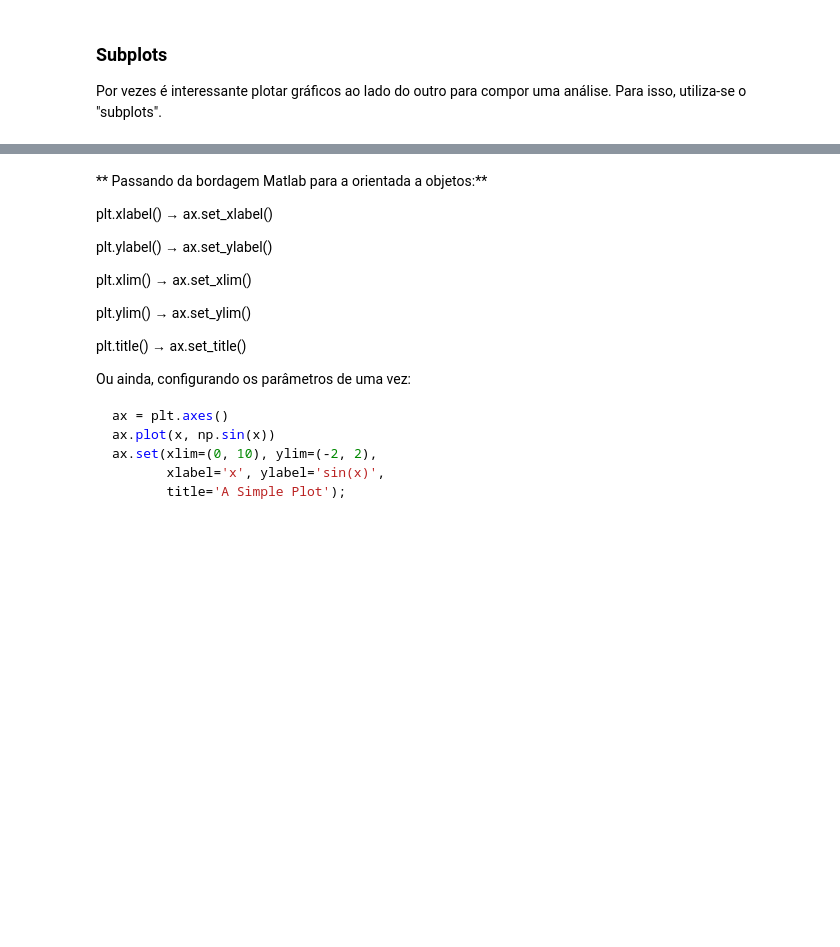
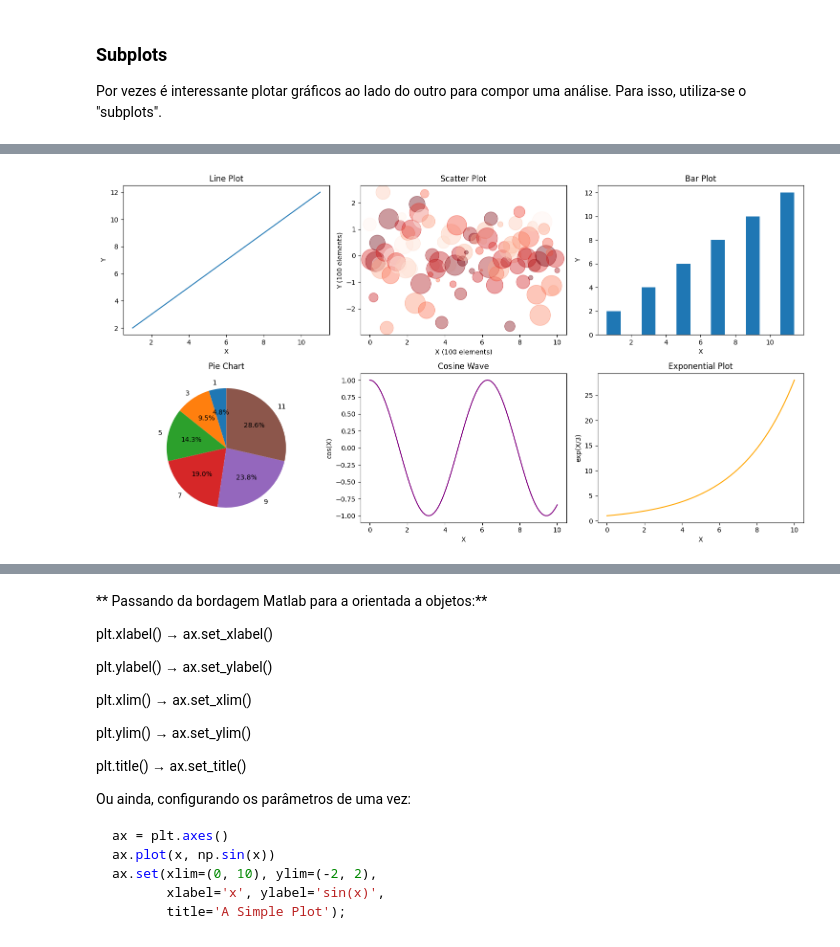
Before and after one commit to eduardovergine/Introducao-aCiencia-de-Dados, a Jupyter notebook: Estudo_Dirigido_Visualizacao_Dados.ipynb, the cells around one changed output, grey strips where cells are left out. Saved outputs shown, nothing was run; the diff lists cells and outputs as text; code cells hidden in the pictures; blank space fills up the shorter version.

```diff
--- a/Estudo_Dirigido_Visualizacao_Dados.ipynb
+++ b/Estudo_Dirigido_Visualizacao_Dados.ipynb
@@ -674,3 +695,61 @@ plt.figure(figsize=(15,8))
+# %%
+# plotar 6 gráficos, utilizando 2 dimensões
+x_hundred_elements = np.linspace(0,10,100)
+y_hundred_elements = np.random.randn(100) # Generating y for the 100-element plots
+
+plt.figure(figsize=(15,8))
+
+# Data for 6-element plots
+x_small = [1, 3, 5, 7, 9, 11]
+y_small = [2, 4, 6, 8, 10, 12]
+
+# gráfico Pos1 - Line Plot
+plt.subplot(2,3,1)
+plt.plot(x_small, y_small)
+plt.title("Line Plot")
+plt.xlabel("X")
+plt.ylabel("Y")
+
+# gráfico Pos2 - Scatter Plot (using 100 elements)
+plt.subplot(2,3,2)
+plt.scatter(x_hundred_elements, y_hundred_elements, c=colors, s=sizes, alpha=0.4,
+                   cmap='Reds_r')
+plt.title("Scatter Plot")
+plt.xlabel("X (100 elements)")
+plt.ylabel("Y (100 elements)")
+
+# gráfico Pos3 - Bar Plot
+plt.subplot(2,3,3)
+plt.bar(x_small, y_small)
+plt.title("Bar Plot")
+plt.xlabel("X")
+plt.ylabel("Y")
+
+# gráfico Pos4 - Pie Chart
+# For pie chart, we need values (y_small) and optional labels (x_small)
+plt.subplot(2,3,4)
+plt.pie(y_small, labels=[str(val) for val in x_small], autopct='%1.1f%%', startangle=90)
+plt.title("Pie Chart")
+
+# gráfico Pos5 - Cosine Wave
+plt.subplot(2,3,5)
+plt.plot(x_hundred_elements, np.cos(x_hundred_elements), color='purple')
+plt.title("Cosine Wave")
+plt.xlabel("X")
+plt.ylabel("cos(X)")
+
+# gráfico Pos6 - Exponential Plot
+plt.subplot(2,3,6)
+plt.plot(x_hundred_elements, np.exp(x_hundred_elements / 3), color='orange')
+plt.title("Exponential Plot")
+plt.xlabel("X")
+plt.ylabel("exp(X/3)")
+
+# Adjust layout to prevent overlapping titles/labels
+plt.tight_layout()
+plt.show()
+# %% [output]
+[figure, added]
 # %% [markdown]
 ### Elementos `figure` e `axes`: abordagem orientada a objetos
 
```
Also changed, not shown: parts of 20 cells of this notebook.
